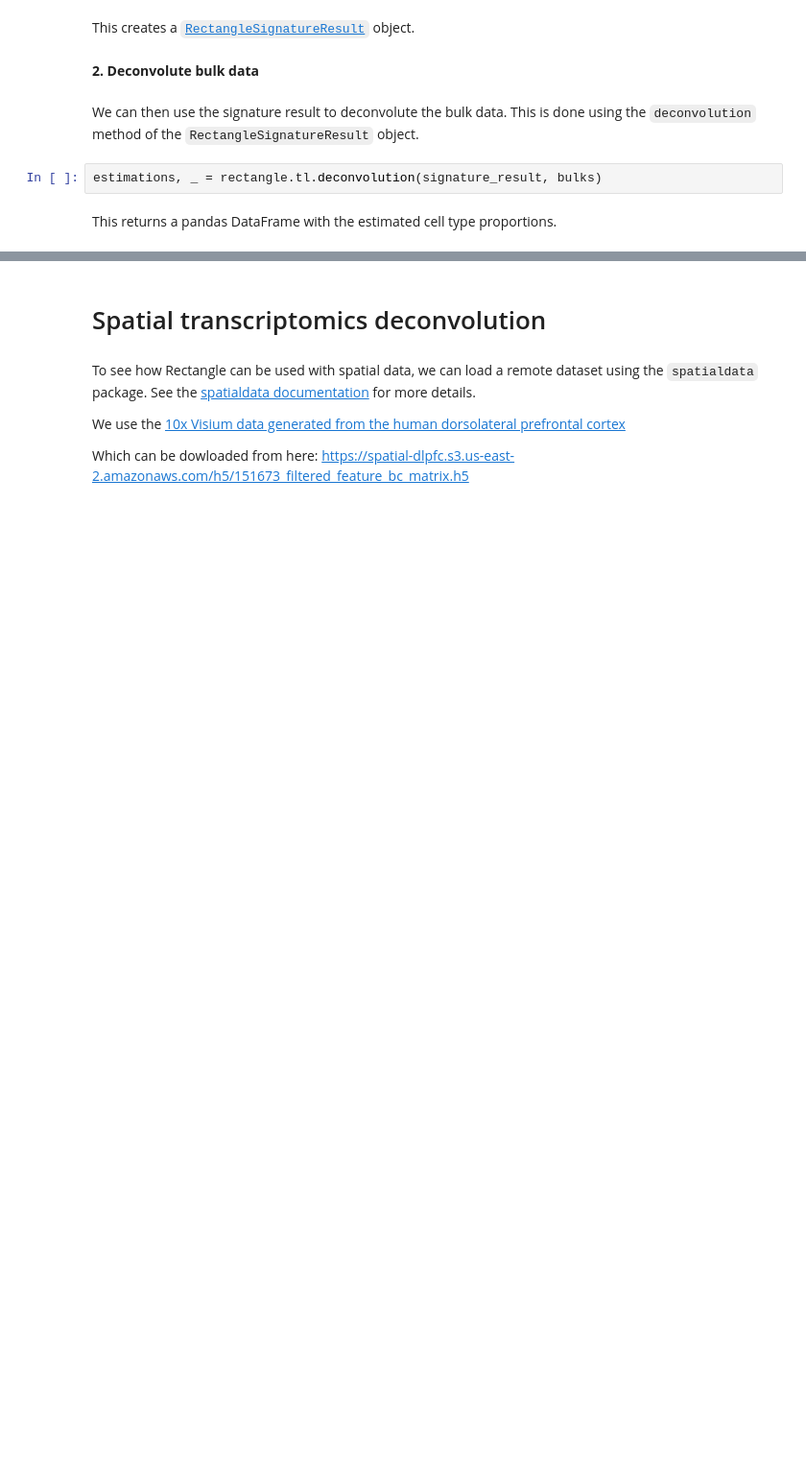
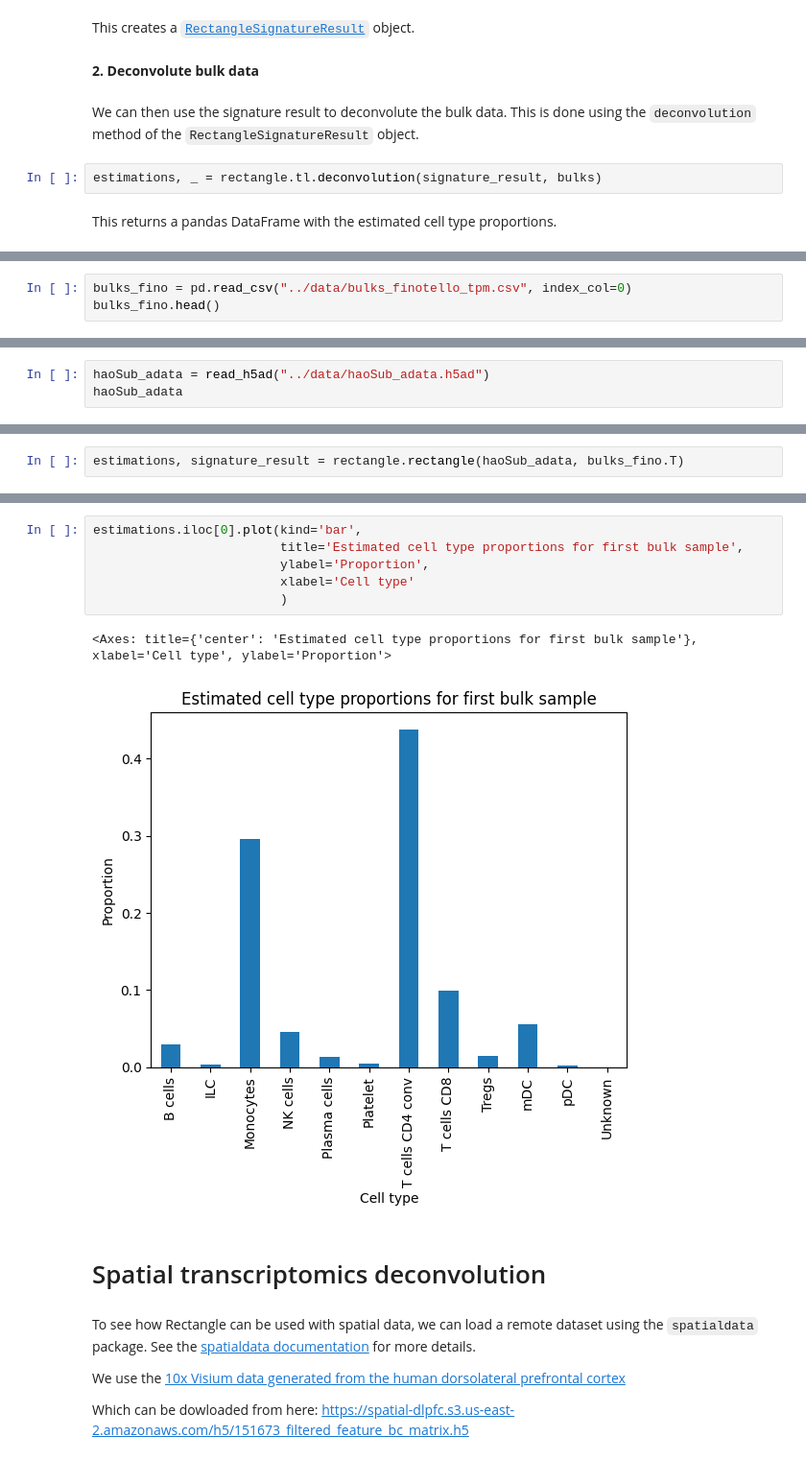
Before and after one commit to ComputationalBiomedicineGroup/Rectangle, a Jupyter notebook: docs/notebooks/example.ipynb, the cells around one changed output, grey strips where cells are left out. Shown at 96% size. Saved outputs shown, nothing was run; the diff lists cells and outputs as text; blank space fills up the shorter version.

```diff
--- a/docs/notebooks/example.ipynb
+++ b/docs/notebooks/example.ipynb
@@ -92,0 +101,3 @@ estimations
+# %%
+bulks_fino = pd.read_csv("../data/bulks_finotello_tpm.csv", index_col=0)
+bulks_fino.head()
@@ -92,0 +115,3 @@ estimations
+# %%
+haoSub_adata = read_h5ad("../data/haoSub_adata.h5ad")
+haoSub_adata
@@ -92,0 +123,2 @@ estimations
+# %%
+estimations, signature_result = rectangle.rectangle(haoSub_adata, bulks_fino.T)
@@ -93,3 +138,12 @@ estimations
+# %%
+estimations.iloc[0].plot(kind='bar',
+                         title='Estimated cell type proportions for first bulk sample',
+                         ylabel='Proportion',
+                         xlabel='Cell type'
+                         )
+# %% [output]
+<Axes: title={'center': 'Estimated cell type proportions for first bulk sample'}, xlabel='Cell type', ylabel='Proportion'>
+[figure, added]
 # %% [markdown]
 # Spatial transcriptomics deconvolution
 # %% [markdown]
```
Also changed, not shown: parts of 9 cells of this notebook.
